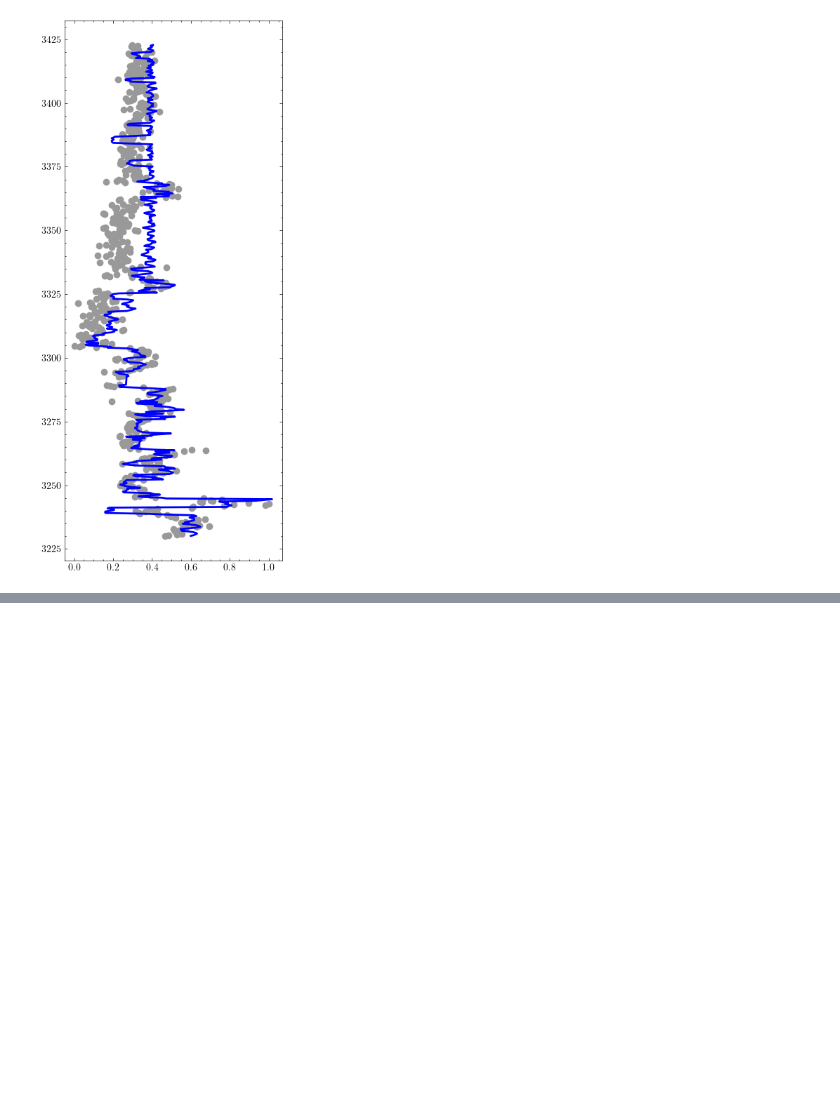
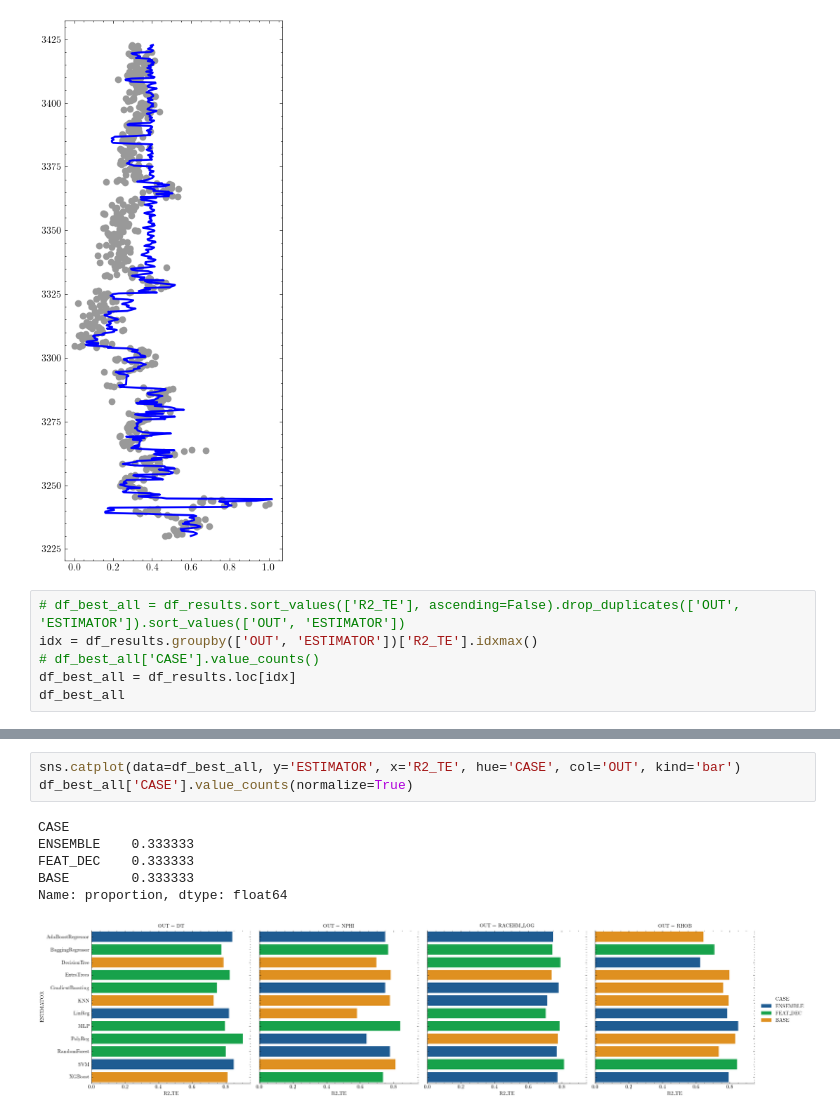
Before and after one commit to felipecostapereira/SYSID_well_logs, a Jupyter notebook: posproc_science_plots.ipynb, the cells around one changed output, grey strips where cells are left out. Drawn from its saved outputs; the diff is of its cells as text; blank space fills up the shorter version.

```diff
--- a/posproc_science_plots.ipynb
+++ b/posproc_science_plots.ipynb
@@ -598,3 +603,9 @@ plt.plot(df_results.loc[index,'y_pred'],  data_dict[var][-1], 'b', lw=2, label='
 # %% [output]
 [<matplotlib.lines.Line2D at 0x...>]
 [figure]
+# %%
+# df_best_all = df_results.sort_values(['R2_TE'], ascending=False).drop_duplicates(['OUT', 'ESTIMATOR']).sort_values(['OUT', 'ESTIMATOR'])
+idx = df_results.groupby(['OUT', 'ESTIMATOR'])['R2_TE'].idxmax()
+# df_best_all['CASE'].value_counts()
+df_best_all = df_results.loc[idx]
+df_best_all
@@ -600,0 +630,10 @@ plt.plot(df_results.loc[index,'y_pred'],  data_dict[var][-1], 'b', lw=2, label='
+# %%
+sns.catplot(data=df_best_all, y='ESTIMATOR', x='R2_TE', hue='CASE', col='OUT', kind='bar')
+df_best_all['CASE'].value_counts(normalize=True)
+# %% [output]
+CASE
+ENSEMBLE    0.333333
+FEAT_DEC    0.333333
+BASE        0.333333
+Name: proportion, dtype: float64
+[figure, added]
```
Also changed, not shown: parts of 3 cells of this notebook, 26 other files.
